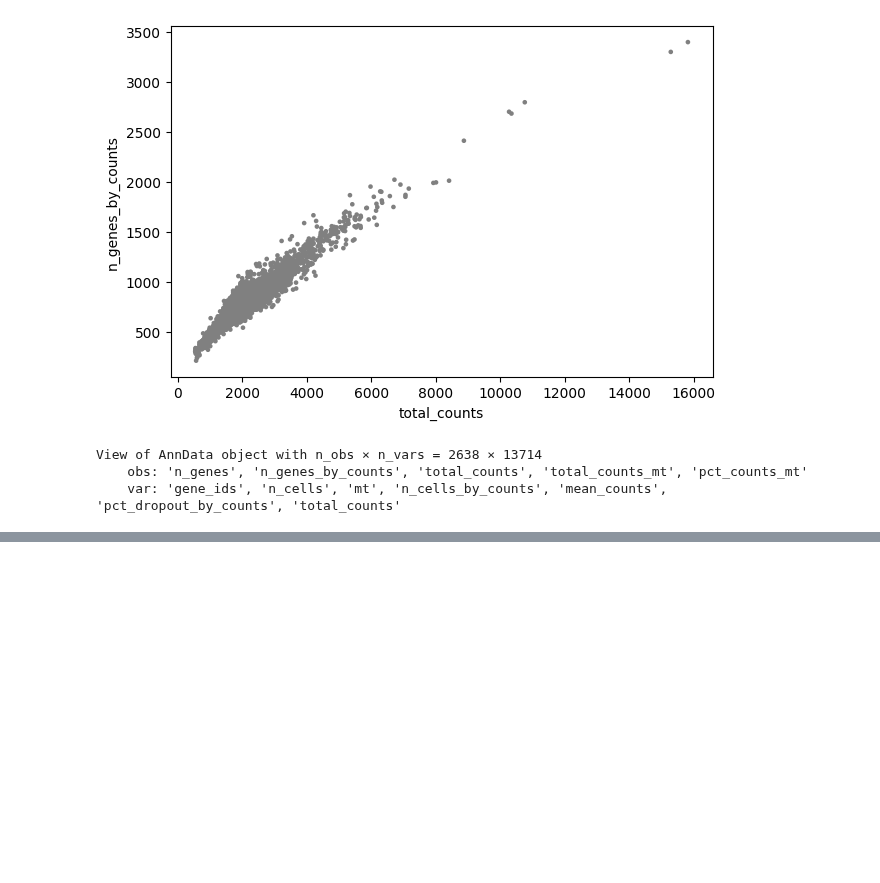
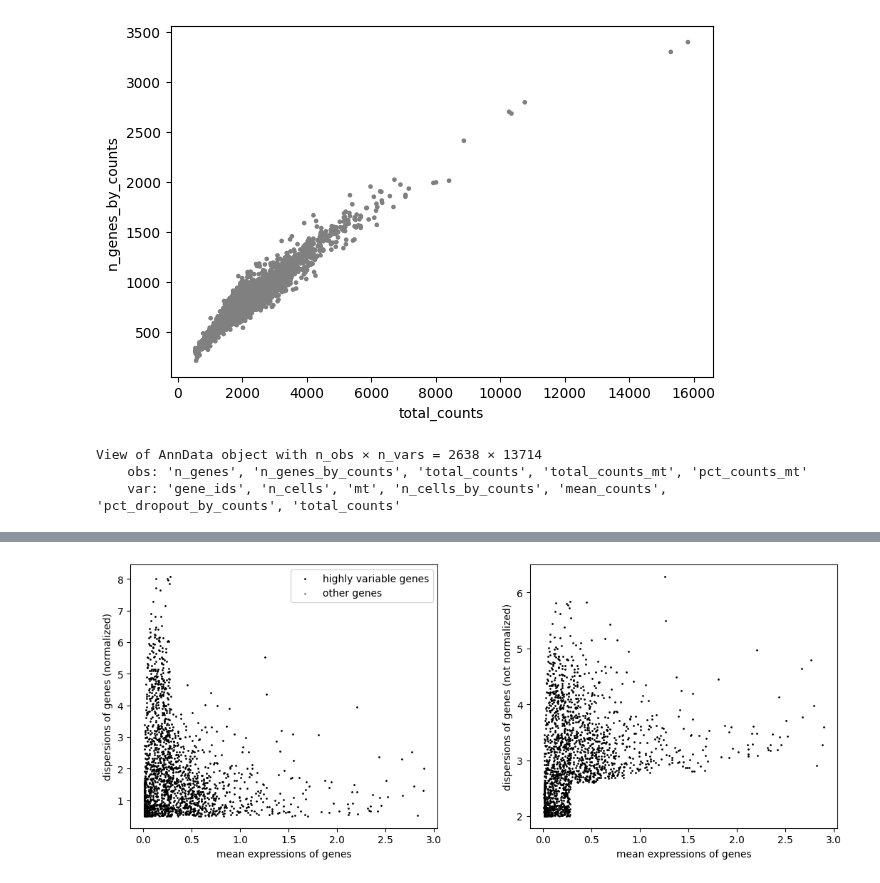
Before and after one commit to Jiarong-L/notes, a Jupyter notebook: docs/Bioinfo/Blocks/Scanpy/scanpy.ipynb, the cells around one changed output, grey strips where cells are left out. Saved outputs shown, nothing was run; the diff lists cells and outputs as text; code cells hidden in the pictures; blank space fills up the shorter version.

```diff
--- a/docs/Bioinfo/Blocks/Scanpy/scanpy.ipynb
+++ b/docs/Bioinfo/Blocks/Scanpy/scanpy.ipynb
@@ -75,0 +76,14 @@ View of AnnData object with n_obs × n_vars = 2638 × 13714
+# %%
+## Log Normalize
+sc.pp.normalize_total(adata, target_sum=1e4)
+sc.pp.log1p(adata)
+
+## HVGs
+sc.pp.highly_variable_genes(adata, min_mean=0.0125, max_mean=3, min_disp=0.5)  ## Genes v.s. Backgrounds, choose via variance
+adata = adata[:, adata.var.highly_variable]
+
+## Scale & RegressOut
+sc.pp.regress_out(adata, ["total_counts", "pct_counts_mt"])  ## Why RegressOut total_counts?
+sc.pp.scale(adata, max_value=10)  ## Max SD:10
+
+adata
@@ -75,0 +102,4 @@ View of AnnData object with n_obs × n_vars = 2638 × 13714
+# %%
+sc.pl.highly_variable_genes(adata)
+# %% [output]
+[figure, added]
```
Also changed, not shown: parts of 23 cells of this notebook, 6 other files.
